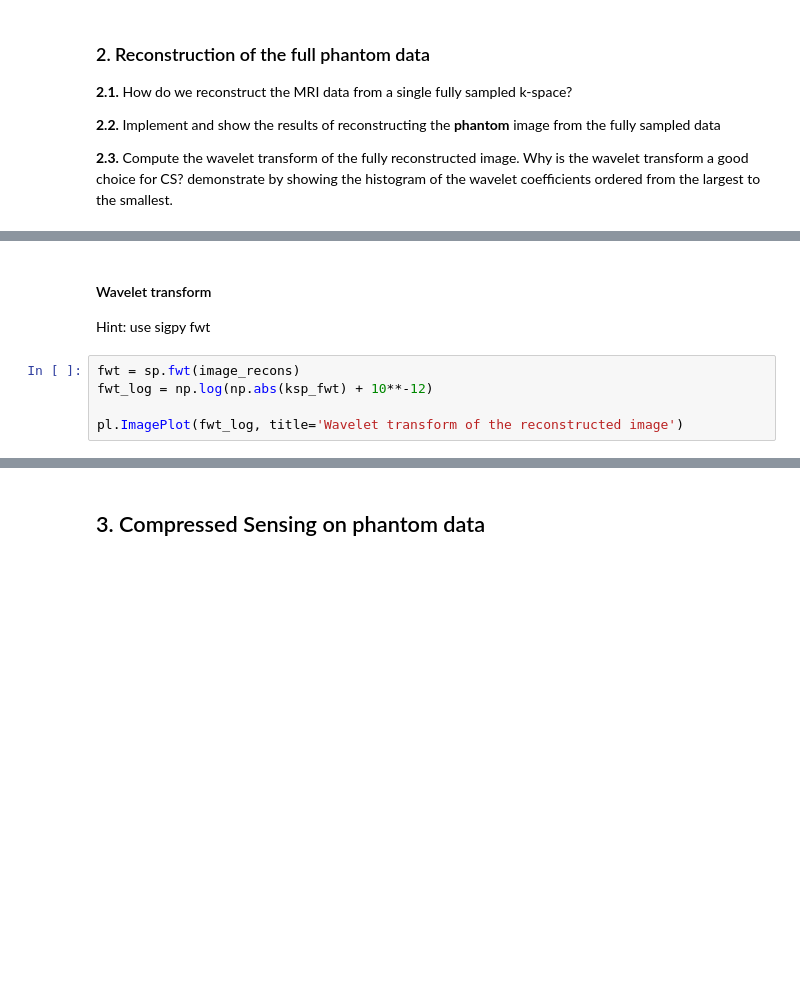
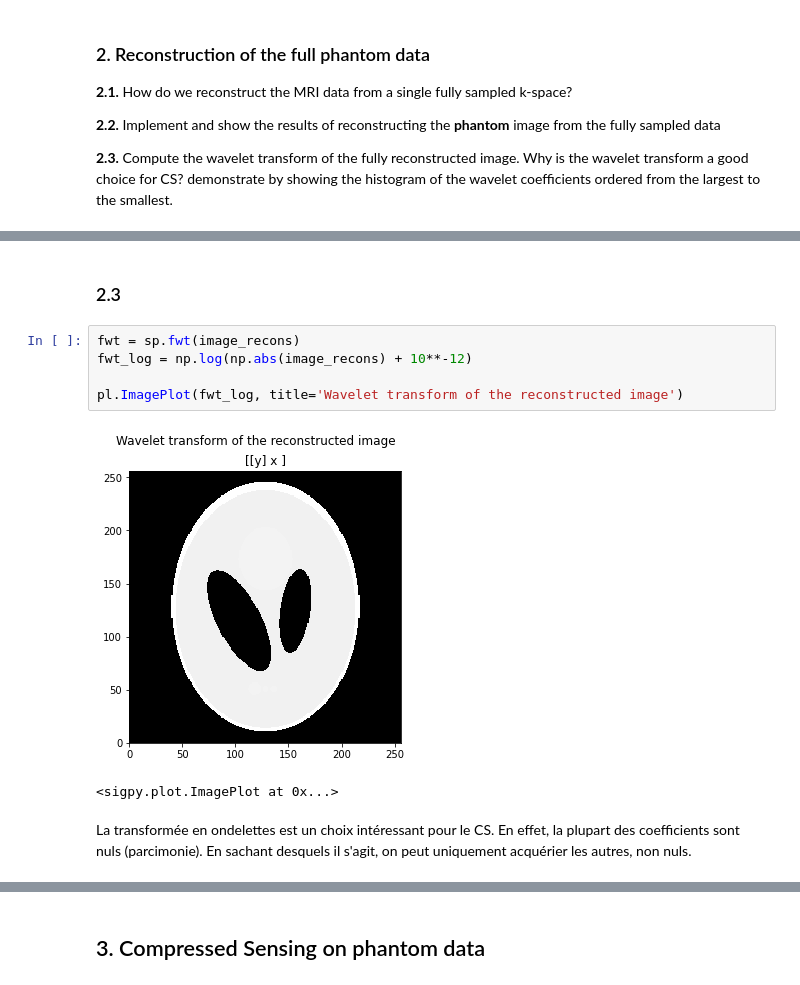
Before and after one commit to samyhaff/DATASIM_TP, a Jupyter notebook: IMBIO/TP1/TP1_saad_yassine_samy.ipynb, the cells around one changed output, grey strips where cells are left out. Cells and saved outputs as stored; diff of their text form; blank space fills up the shorter version.

```diff
--- a/IMBIO/TP1/TP1_saad_yassine_samy.ipynb
+++ b/IMBIO/TP1/TP1_saad_yassine_samy.ipynb
@@ -133,13 +145,15 @@ plt.show()
-# %% [markdown]
-
-#### Wavelet transform
-
-Hint: use sigpy fwt
+# %% [markdown]
+### 2.3
 # %%
 fwt = sp.fwt(image_recons)
-fwt_log = np.log(np.abs(ksp_fwt) + 10**-12)
+fwt_log = np.log(np.abs(image_recons) + 10**-12)
 
 pl.ImagePlot(fwt_log, title='Wavelet transform of the reconstructed image')
+# %% [output]
+[figure, added]
+<sigpy.plot.ImagePlot at 0x...>
+# %% [markdown]
+La transformée en ondelettes est un choix intéressant pour le CS. En effet, la plupart des coefficients sont nuls (parcimonie). En sachant desquels il s'agit, on peut uniquement acquérier les autres, non nuls.
 # %%
 fwt = fwt.flatten()
 fwt_sorted = sorted(abs(fwt))[::-1]
```
Also changed, not shown: parts of 43 cells of this notebook.
